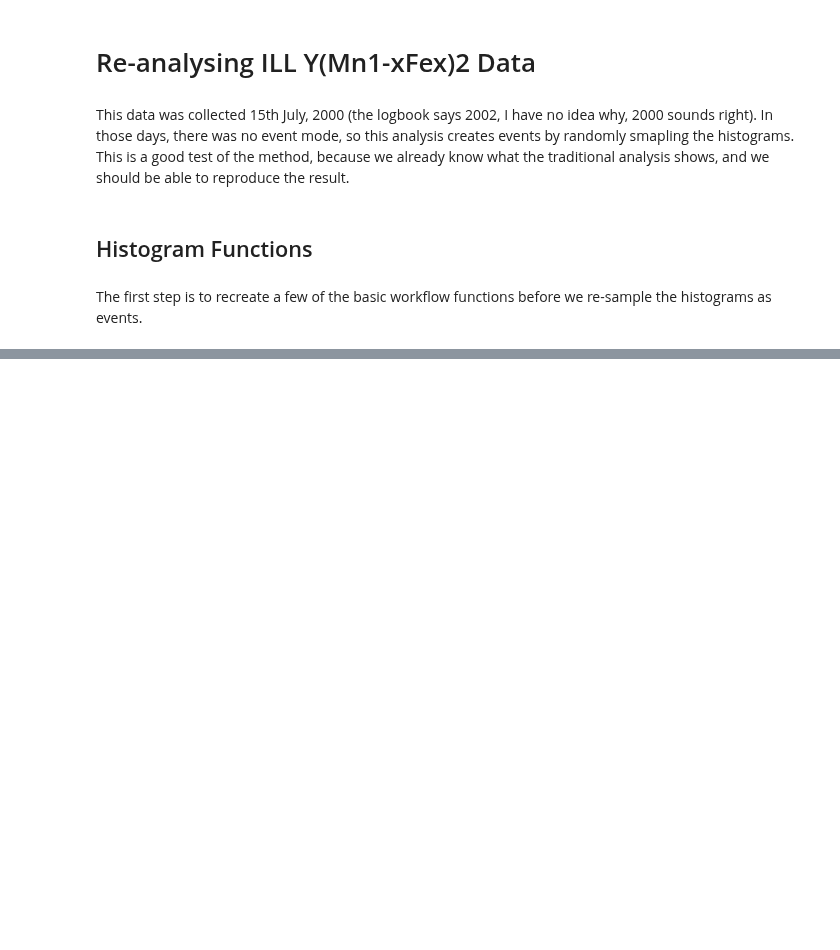
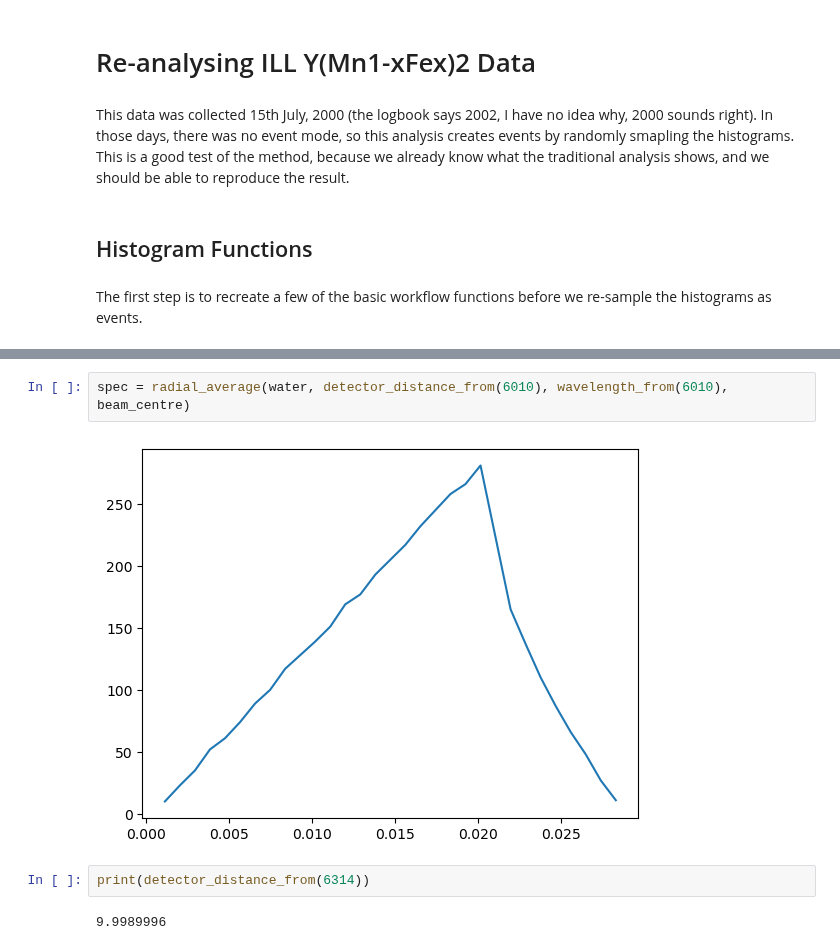
Before and after one commit to localoptimum/emtk, a Jupyter notebook: YMnFe2.ipynb, the cells around one changed output, grey strips where cells are left out. Drawn from its saved outputs; the diff is of its cells as text; blank space fills up the shorter version.

Commit message:
Masking done.  Radial average half done.

```diff
--- a/YMnFe2.ipynb
+++ b/YMnFe2.ipynb
@@ -172,0 +412,8 @@ plot_detector_map(ctr_data)
+# %%
+spec = radial_average(water, detector_distance_from(6010), wavelength_from(6010), beam_centre)
+# %% [output]
+[figure, added]
+# %%
+print(detector_distance_from(6314))
+# %% [output]
+9.9989996
```
Also changed, not shown: parts of 7 cells of this notebook.
